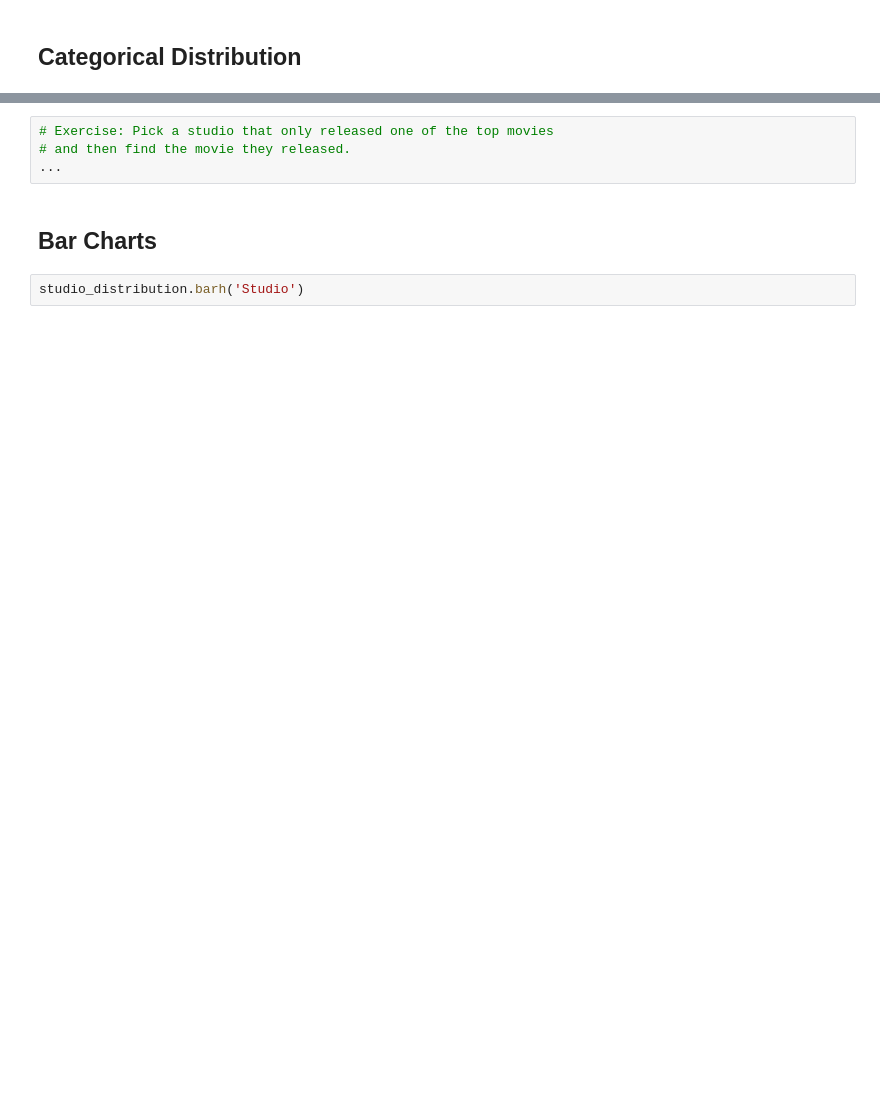
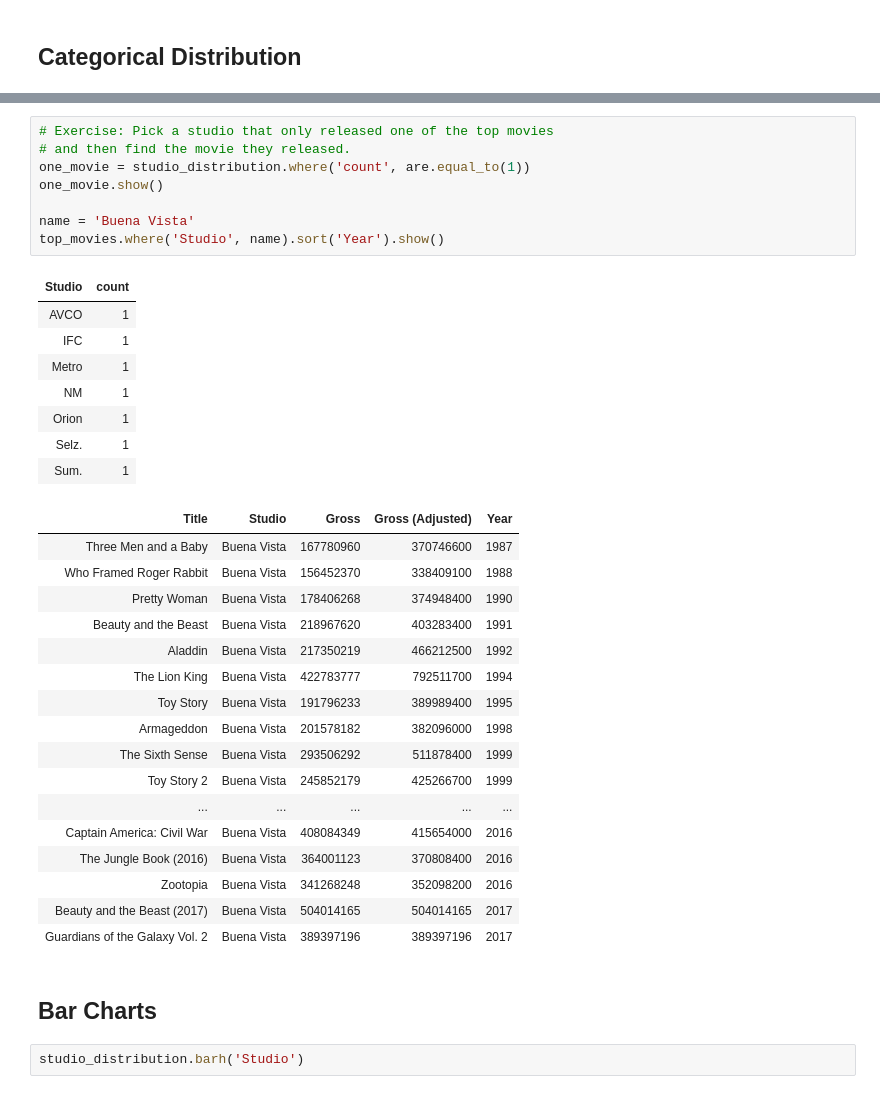
Before and after one commit to rosemariebongers/DSC-008-Fall-2025, a Jupyter notebook: lectures/06_bars_and_histograms.ipynb, the cells around one changed output, grey strips where cells are left out. Saved outputs shown, nothing was run; the diff lists cells and outputs as text; blank space fills up the shorter version.

```diff
--- a/lectures/06_bars_and_histograms.ipynb
+++ b/lectures/06_bars_and_histograms.ipynb
@@ -24,7 +63,37 @@ studio_distribution
 # %%
 # Exercise: Pick a studio that only released one of the top movies
 # and then find the movie they released.
-...
+one_movie = studio_distribution.where('count', are.equal_to(1))
+one_movie.show()
+
+name = 'Buena Vista'
+top_movies.where('Studio', name).sort('Year').show()
+# %% [output]
+| Studio | count |
+| AVCO | 1 |
+| IFC | 1 |
+| Metro | 1 |
+| NM | 1 |
+| Orion | 1 |
+| Selz. | 1 |
+| Sum. | 1 |
+| Title | Studio | Gross | Gross (Adjusted) | Year |
+| Three Men and a Baby | Buena Vista | 167780960 | 370746600 | 1987 |
+| Who Framed Roger Rabbit | Buena Vista | 156452370 | 338409100 | 1988 |
+| Pretty Woman | Buena Vista | 178406268 | 374948400 | 1990 |
+| Beauty and the Beast | Buena Vista | 218967620 | 403283400 | 1991 |
+| Aladdin | Buena Vista | 217350219 | 466212500 | 1992 |
+| The Lion King | Buena Vista | 422783777 | 792511700 | 1994 |
+| Toy Story | Buena Vista | 191796233 | 389989400 | 1995 |
+| Armageddon | Buena Vista | 201578182 | 382096000 | 1998 |
+| The Sixth Sense | Buena Vista | 293506292 | 511878400 | 1999 |
+| Toy Story 2 | Buena Vista | 245852179 | 425266700 | 1999 |
+| ... | ... | ... | ... | ... |
+| Captain America: Civil War | Buena Vista | 408084349 | 415654000 | 2016 |
+| The Jungle Book (2016) | Buena Vista | 364001123 | 370808400 | 2016 |
+| Zootopia | Buena Vista | 341268248 | 352098200 | 2016 |
+| Beauty and the Beast (2017) | Buena Vista | 504014165 | 504014165 | 2017 |
+| Guardians of the Galaxy Vol. 2 | Buena Vista | 389397196 | 389397196 | 2017 |
 # %% [markdown]
 ## Bar Charts ##
 # %%
```
Also changed, not shown: parts of 18 cells of this notebook, 2 other files.
